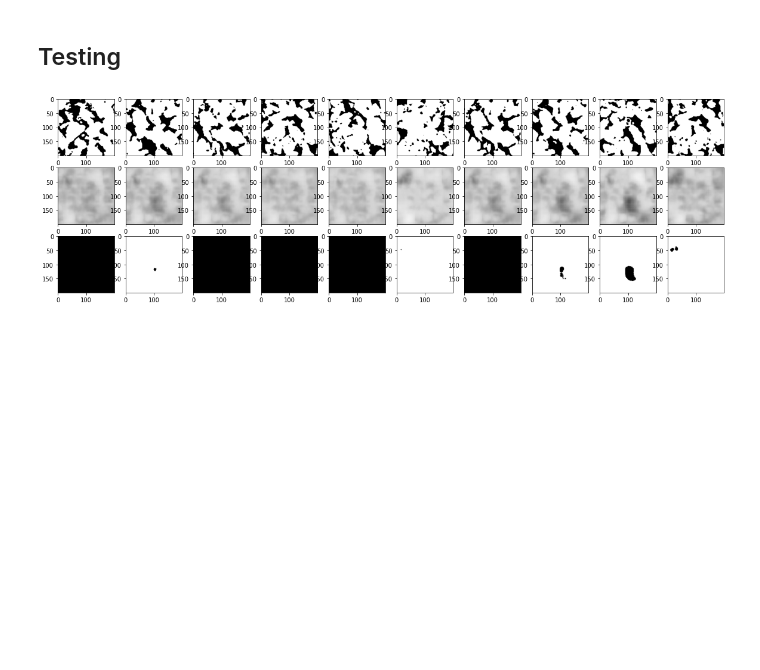
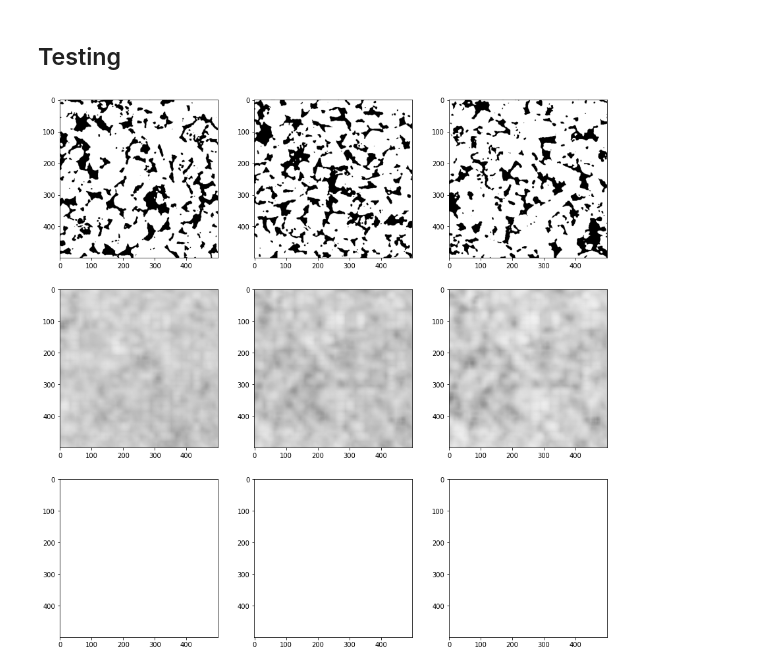
Before and after one commit to HemiaoZhang/CEE316Project, a Jupyter notebook: 2_cnn_autoencoder.ipynb, the cells around one changed output. Cells and saved outputs as stored; diff of their text form; code cells hidden in the pictures; blank space fills up the shorter version.

Commit message:
use 500x500 ~ 1125 microns

```diff
--- a/2_cnn_autoencoder.ipynb
+++ b/2_cnn_autoencoder.ipynb
@@ -83,15 +83,16 @@ class CustomImageDataset(Dataset):
     return (image, porosity)
 # %%
 # 1,000 = 16 * 62 + 8
-train_data = CustomImageDataset(torch.tensor( np.vstack( ( img3d[0:1000:4,:200,:200].reshape(250,1,200,200),
-                                                           img3d[0:1000:4,:200,-200:].reshape(250,1,200,200),
-                                                           img3d[0:1000:4,-200:,:200].reshape(250,1,200,200),
-                                                           img3d[0:1000:4,-200:,-200:].reshape(250,1,200,200) ) ), \
+# 500x2.25micron per side
+train_data = CustomImageDataset(torch.tensor( np.vstack( ( img3d[0:1000:4,:500,:500].reshape(250,1,500,500),
+                                                           img3d[1:1000:4,:500,-500:].reshape(250,1,500,500),
+                                                           img3d[2:1000:4,-500:,:500].reshape(250,1,500,500),
+                                                           img3d[3:1000:4,-500:,-500:].reshape(250,1,500,500) ) ), \
                                               dtype=torch.float32) )
 train_loader = DataLoader(dataset=train_data, batch_size=16, shuffle=True)
 len(train_data)
 
-test_data = CustomImageDataset(torch.tensor(img3d[:100,400:600,400:600].reshape(100,1,200,200), dtype=torch.float32))
+test_data = CustomImageDataset(torch.tensor(img3d[2:400:4,:500,:500].reshape(100,1,500,500), dtype=torch.float32))
 test_loader = DataLoader(dataset=test_data, batch_size=1)
 # %%
 fig, ax = plt.subplots(figsize=(6, 6))
@@ -220,6 +233,6 @@ class Autoencoder(nn.Module):
 # %%
-out_channels = 4
-latent_dim = 4
+out_channels = 16
+latent_dim = 8
 model = Autoencoder(Encoder(out_channels=out_channels, latent_dim=latent_dim), \
                     Decoder(out_channels=out_channels, latent_dim=latent_dim))
 model
@@ -245,8 +258,8 @@ Autoencoder(
 ## Training
 # %%
 loss_fn = nn.MSELoss()
-optimizer = torch.optim.Adam(model.parameters(), lr=5e-5, weight_decay=1e-5)
-sch = torch.optim.lr_scheduler.StepLR(optimizer, step_size=250, gamma=0.85)
+optimizer = torch.optim.Adam(model.parameters(), lr=3e-5, weight_decay=1e-5)
+sch = torch.optim.lr_scheduler.StepLR(optimizer, step_size=50, gamma=0.85)
 num_epochs = 5000
 best_loss = np.inf
 best_states = None
@@ -341,7 +353,7 @@ plt.show()
 # %%
 # reload the trained model
-out_channels = 4
-latent_dim = 4
+out_channels = 16
+latent_dim = 8
 model = Autoencoder(Encoder(out_channels=out_channels, latent_dim=latent_dim), \
                     Decoder(out_channels=out_channels, latent_dim=latent_dim))
 model.eval()
@@ -481,21 +498,22 @@ def binarization(img, threshold=0.5, lower=0, upper=1):
 # %%
 # randonly select 10 testing cases
-idx = np.random.randint(0, len(test_data), 10)
+n2show = 3
+idx = np.random.randint(0, len(test_data), n2show)
 #idx = range(10)
-plt.figure(figsize=(20,6))
+plt.figure(figsize=(15,15))
 plt.gray()
-for k in range(10):
-  plt.subplot(3,10,k+1) # first line
-  plt.imshow(test_img[idx[k]].reshape(200, 200))
+for k in range(n2show):
+  plt.subplot(3,n2show,k+1) # first line
+  plt.imshow(test_img[idx[k]].reshape(500, 500), vmin=0., vmax=1.)
 
-  plt.subplot(3,10,10+k+1) # second line
-  plt.imshow( test_recon[idx[k]].reshape(200, 200) )
-  plt.clim(0., 1.)
+  plt.subplot(3,n2show,n2show+k+1) # second line
+  plt.imshow( test_recon[idx[k]].reshape(500, 500), vmin=0., vmax=1. )
+  #plt.clim(0., 1.)
 
-  plt.subplot(3,10,20+k+1) # third line
-  plt.imshow( binarization(test_recon[idx[k]].reshape(200, 200)) )
+  plt.subplot(3,n2show,2*n2show+k+1) # third line
+  plt.imshow( binarization( test_recon[idx[k]].reshape(500, 500) ), vmin=0., vmax=1. )
 # %% [output]
-[figure, old version]
+[figure, new version]
 # %%
 # end runtime
 from google.colab import runtime
```
Also changed, not shown: parts of 15 cells of this notebook.
